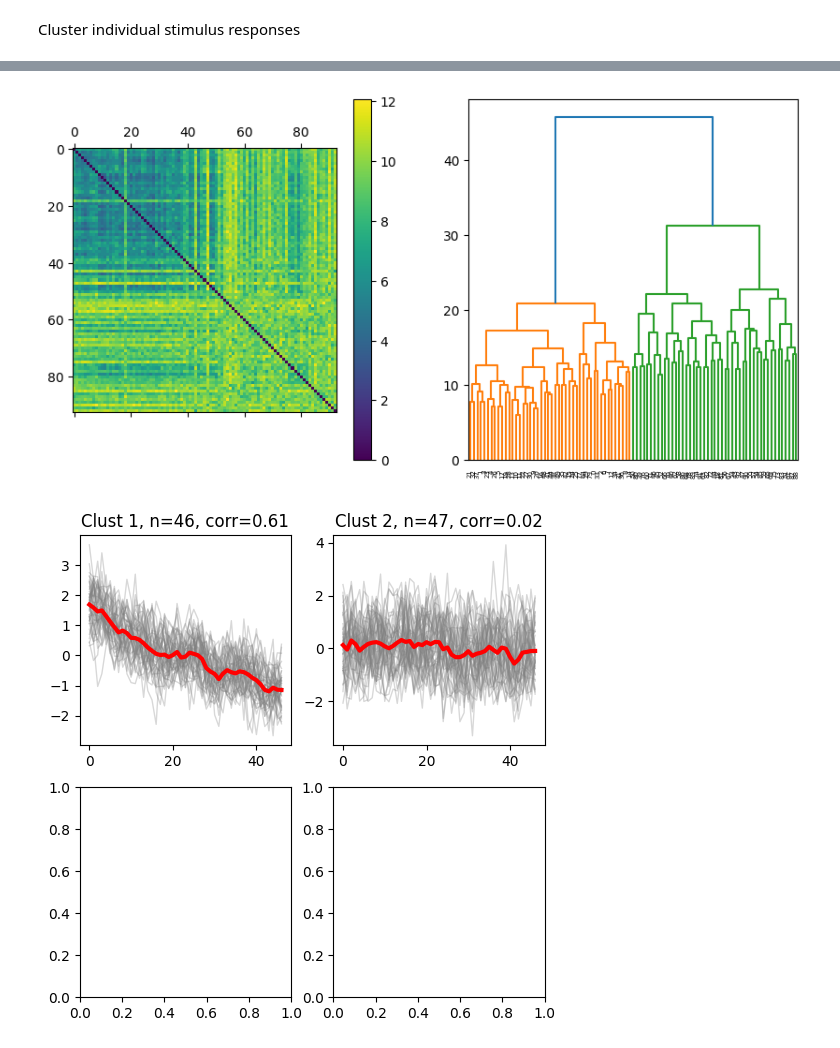
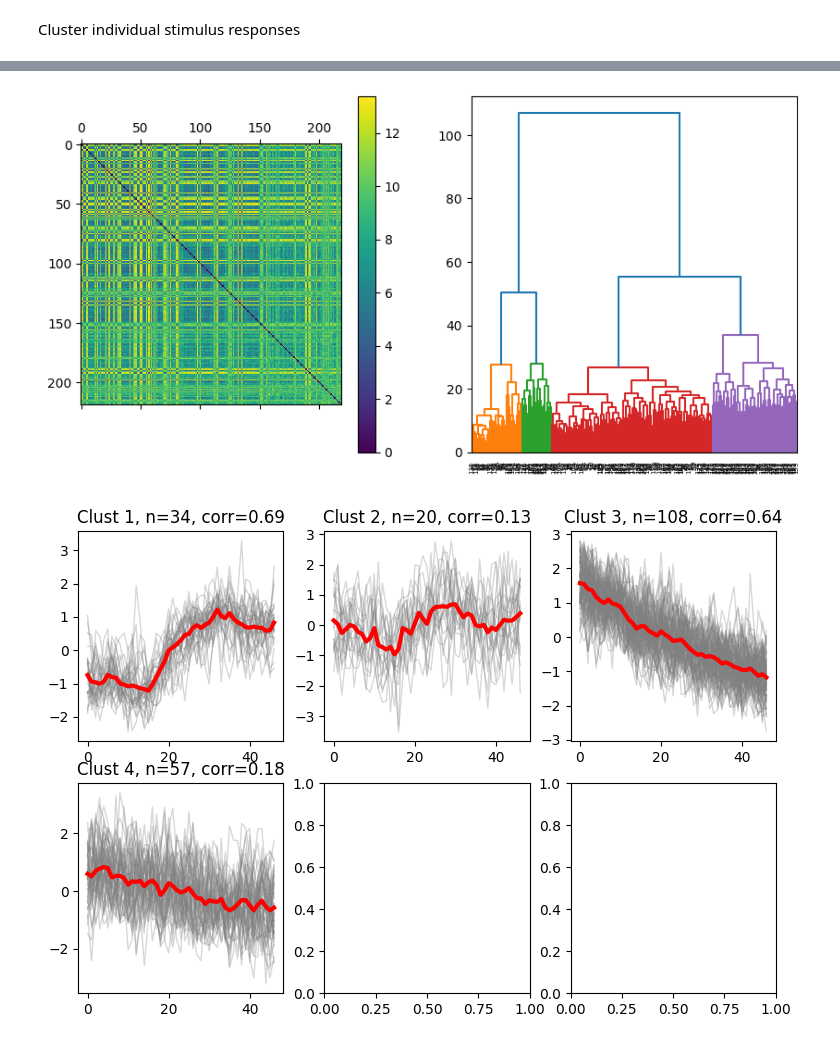
Before and after one commit to simbru/pygor, a Jupyter notebook: ROI_clustering_multiplane.ipynb, the cells around one changed output, grey strips where cells are left out. Cells and saved outputs as stored; diff of their text form; code cells hidden in the pictures.

```diff
--- a/ROI_clustering_multiplane.ipynb
+++ b/ROI_clustering_multiplane.ipynb
@@ -52,8 +52,8 @@ def z_normalize_columns(data):
 data_path = 'D:/Box Sync/Imaging/OT_singleplane/st53/'
 export_path = 'C:/Users/Michael Forsthofer/OneDrive - University of Sussex/BadenLab/2p-imaging/singleplane/St53/'
 # %%
-filename = '2024-10-3_x241003_2_53_4cOTs.h5'
-depth = 266
+filename = '2024-10-4_x241004_1_54_cOTs.h5'
+depth = 350
 ETL_surface = 1500
 ETL_step=1
 start_plane = 1
@@ -123,7 +123,7 @@ included_responses = []
 
 append_idx = 1000
 append_idx_post = 1000
-SD_threshold = 1.4
+SD_threshold = 1.2
 roi_x_border = 400
 downsample_factor = 100
 
@@ -189,7 +189,7 @@ for idx, cur_traces in enumerate(stim_responses):
 from sklearn.metrics import euclidean_distances
 from scipy.cluster.hierarchy import dendrogram, linkage
 from scipy.cluster.hierarchy import fcluster
-cluster_threshold = 35
+cluster_threshold = 45
 
 cluster_allocations = {}
 cluster_traces = {}
@@ -247,2 +247,2 @@ for idx, cur_clust in enumerate(responses_sorted):
-[figure, old version]
+[figure, new version]
-[figure, old version]
+[figure, new version]
```
Also changed, not shown: parts of 12 cells of this notebook, 1 other file.
